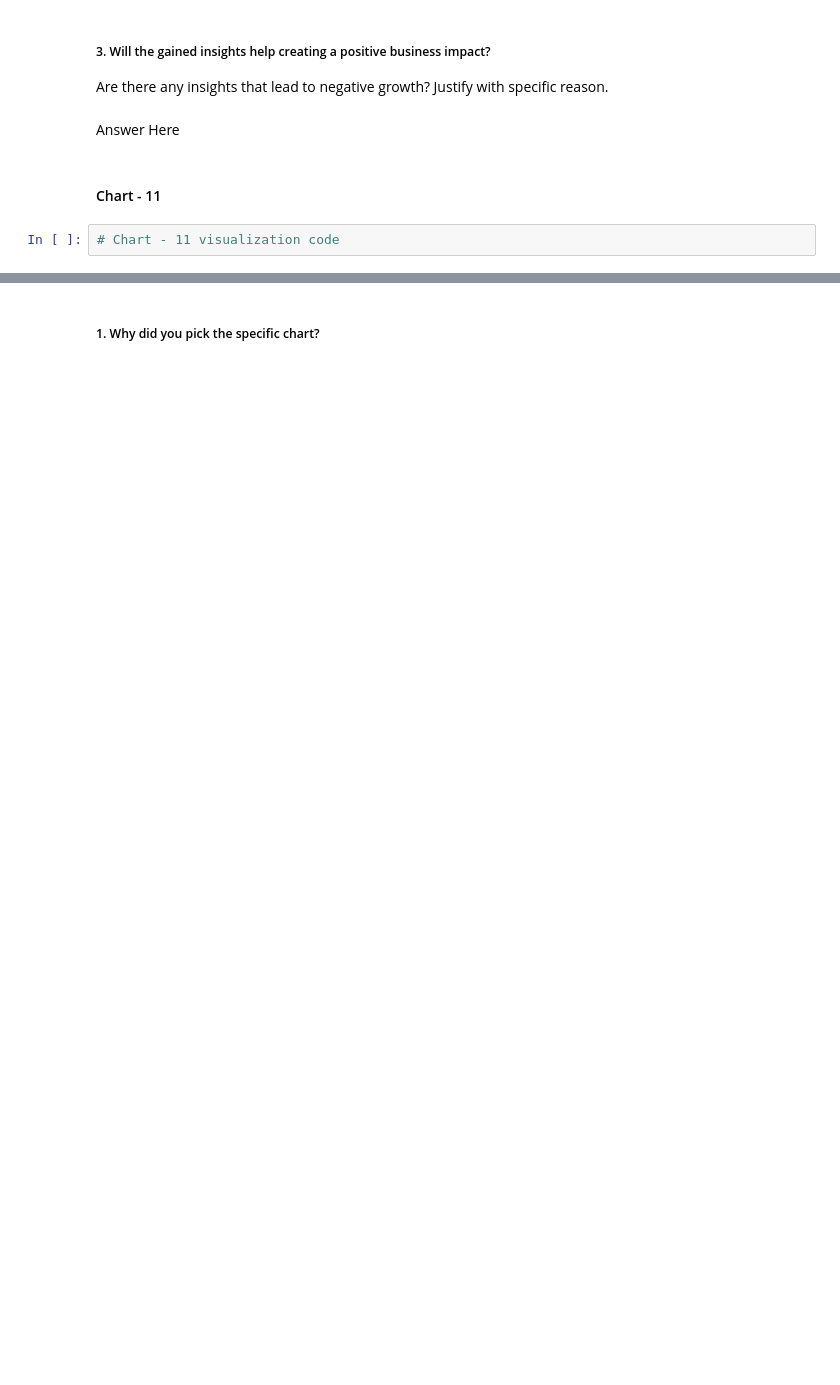
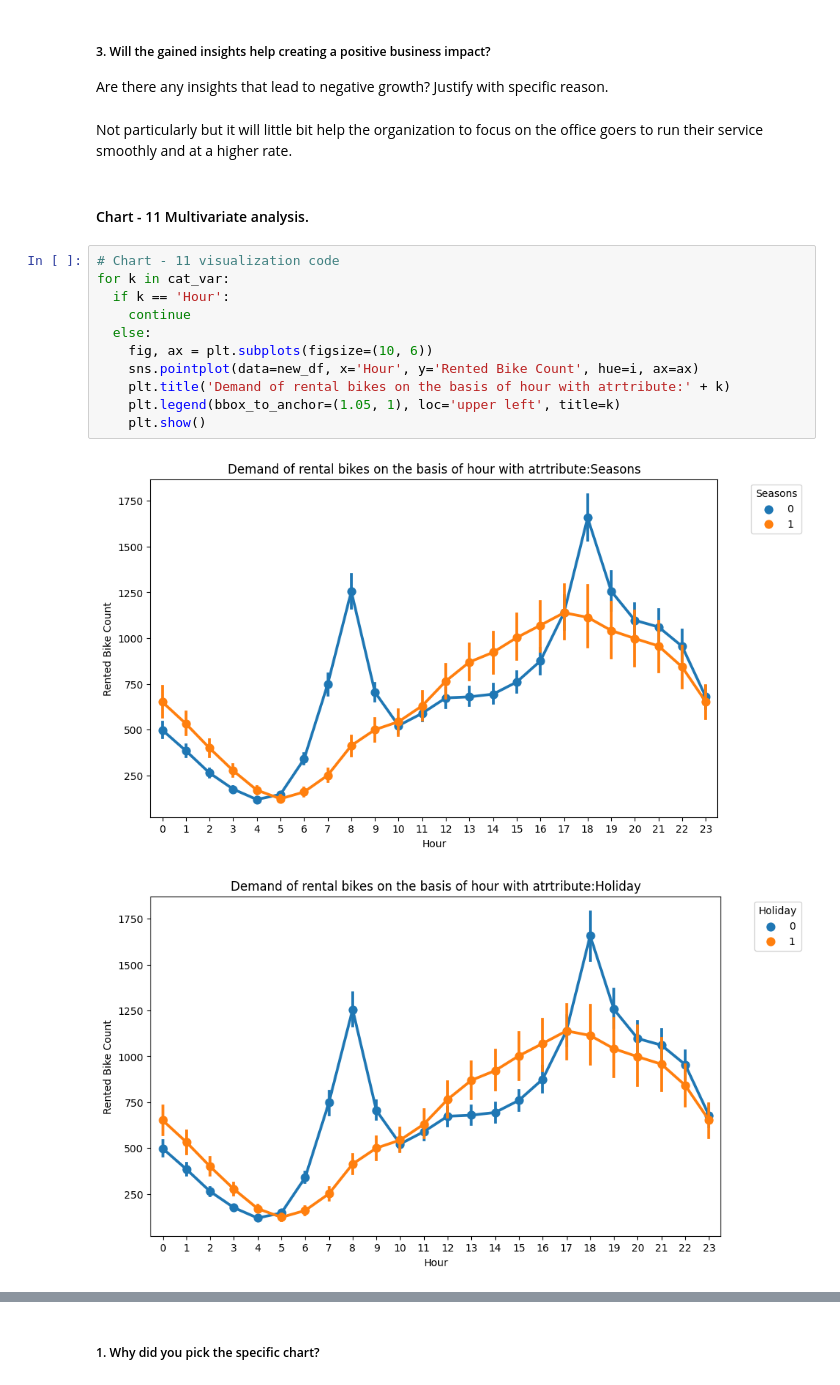
Before and after one commit to CoderSumanesh/Bike-Sharing-Demand-Prediction, a Jupyter notebook: Copy_of_Bike_Sharing_Demand_Prediction_ML_.ipynb, the cells around one changed output, grey strips where cells are left out. Drawn from its saved outputs; the diff is of its cells as text; blank space fills up the shorter version.

```diff
--- a/Copy_of_Bike_Sharing_Demand_Prediction_ML_.ipynb
+++ b/Copy_of_Bike_Sharing_Demand_Prediction_ML_.ipynb
@@ -688,9 +728,21 @@ Answer Here
 # %% [markdown]
 ##### 3. Will the gained insights help creating a positive business impact?
 Are there any insights that lead to negative growth? Justify with specific reason.
-# %% [markdown]
-Answer Here
+# %% [markdown]
+Not particularly but it will little bit help the organization to focus on the office goers to run their service smoothly and at a higher rate.
 # %% [markdown]
-#### Chart - 11
+#### Chart - 11 Multivariate analysis.
-# %%
-# Chart - 11 visualization code
+# %%
+# Chart - 11 visualization code
+for k in cat_var:
+  if k == 'Hour':
+    continue
+  else:
+    fig, ax = plt.subplots(figsize=(10, 6))
+    sns.pointplot(data=new_df, x='Hour', y='Rented Bike Count', hue=i, ax=ax)
+    plt.title('Demand of rental bikes on the basis of hour with atrtribute:' + k)
+    plt.legend(bbox_to_anchor=(1.05, 1), loc='upper left', title=k)
+    plt.show()
+# %% [output]
+[figure, added]
+[figure, added]
```
Also changed, not shown: parts of 52 cells of this notebook.
